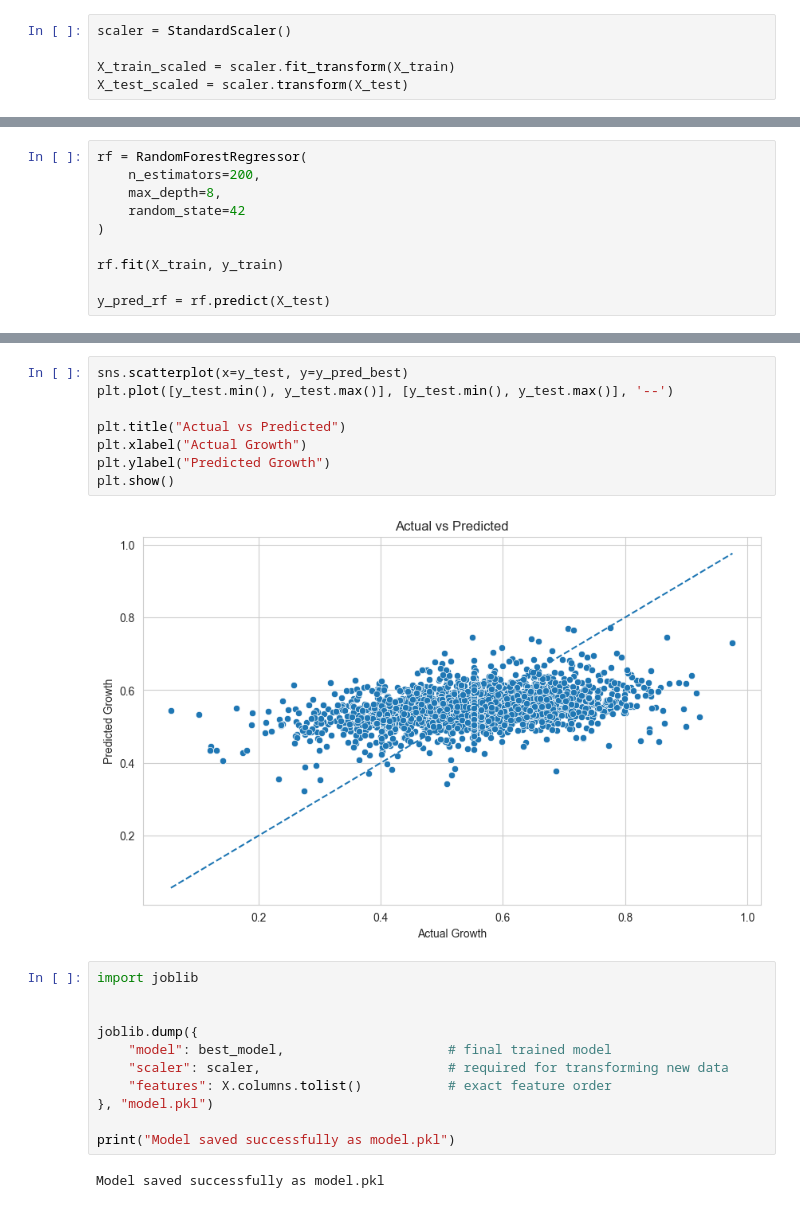
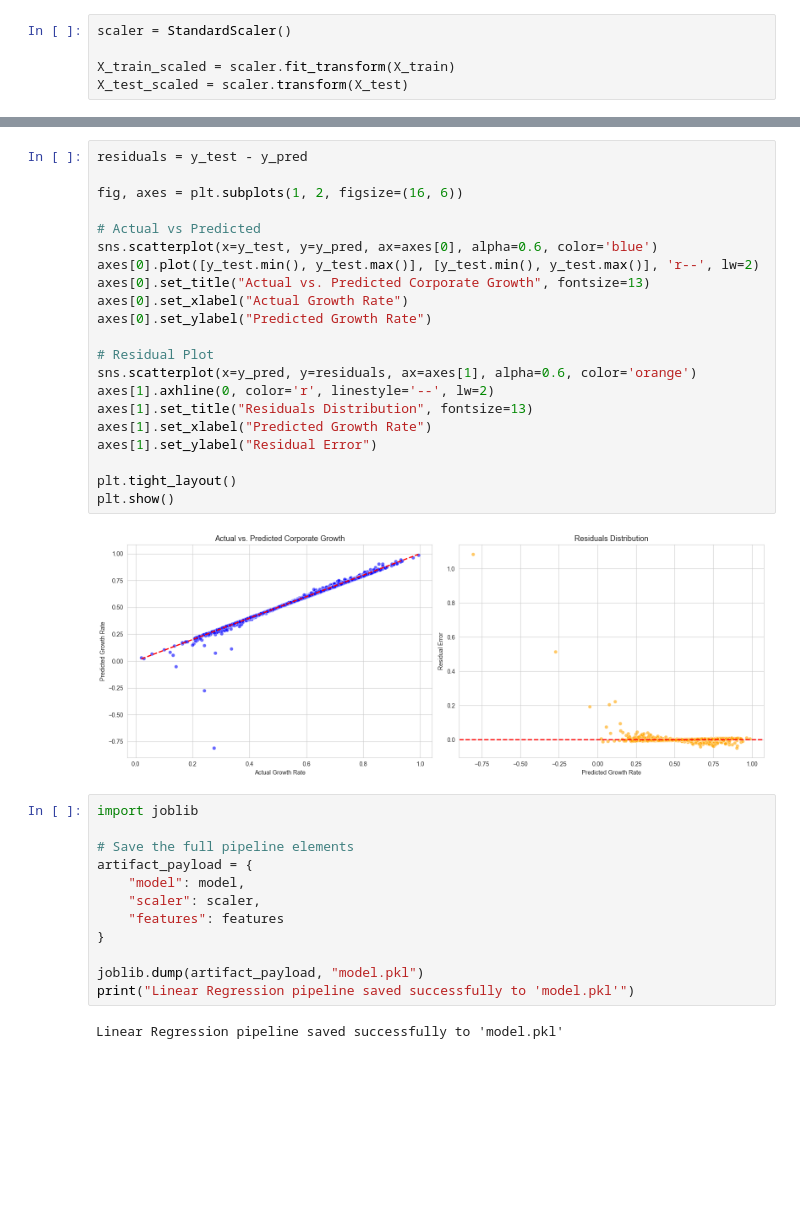
Before and after one commit to KuhuVyas/ESG-Financial-Metrics-Analysis-, a Jupyter notebook: 04_Machine_Learning_Model.ipynb, the cells around one changed output, grey strips where cells are left out. Drawn from its saved outputs; the diff is of its cells as text; blank space fills up the shorter version.

```diff
--- a/04_Machine_Learning_Model.ipynb
+++ b/04_Machine_Learning_Model.ipynb
@@ -60,10 +100,0 @@ y_pred_lr = lr.predict(X_test_scaled)
-# %%
-rf = RandomForestRegressor(
-    n_estimators=200,
-    max_depth=8,
-    random_state=42
-)
-
-rf.fit(X_train, y_train)
-
-y_pred_rf = rf.predict(X_test)
@@ -141,23 +128,37 @@ plt.show()
-# %%
-sns.scatterplot(x=y_test, y=y_pred_best)
-plt.plot([y_test.min(), y_test.max()], [y_test.min(), y_test.max()], '--')
-
-plt.title("Actual vs Predicted")
-plt.xlabel("Actual Growth")
-plt.ylabel("Predicted Growth")
-plt.show()
-# %% [output]
-[figure, removed]
+# %%
+residuals = y_test - y_pred
+
+fig, axes = plt.subplots(1, 2, figsize=(16, 6))
+
+# Actual vs Predicted
+sns.scatterplot(x=y_test, y=y_pred, ax=axes[0], alpha=0.6, color='blue')
+axes[0].plot([y_test.min(), y_test.max()], [y_test.min(), y_test.max()], 'r--', lw=2)
+axes[0].set_title("Actual vs. Predicted Corporate Growth", fontsize=13)
+axes[0].set_xlabel("Actual Growth Rate")
+axes[0].set_ylabel("Predicted Growth Rate")
+
+# Residual Plot
+sns.scatterplot(x=y_pred, y=residuals, ax=axes[1], alpha=0.6, color='orange')
+axes[1].axhline(0, color='r', linestyle='--', lw=2)
+axes[1].set_title("Residuals Distribution", fontsize=13)
+axes[1].set_xlabel("Predicted Growth Rate")
+axes[1].set_ylabel("Residual Error")
+
+plt.tight_layout()
+plt.show()
+# %% [output]
+[figure, added]
 # %%
 import joblib
 
+# Save the full pipeline elements
+artifact_payload = {
+    "model": model,
+    "scaler": scaler,
+    "features": features
+}
 
-joblib.dump({
-    "model": best_model,                     # final trained model
-    "scaler": scaler,                        # required for transforming new data
-    "features": X.columns.tolist()           # exact feature order
-}, "model.pkl")
-
-print("Model saved successfully as model.pkl")
+joblib.dump(artifact_payload, "model.pkl")
+print("Linear Regression pipeline saved successfully to 'model.pkl'")
 # %% [output]
-Model saved successfully as model.pkl
+Linear Regression pipeline saved successfully to 'model.pkl'
```
Also changed, not shown: parts of 17 cells of this notebook, 7 other files.
